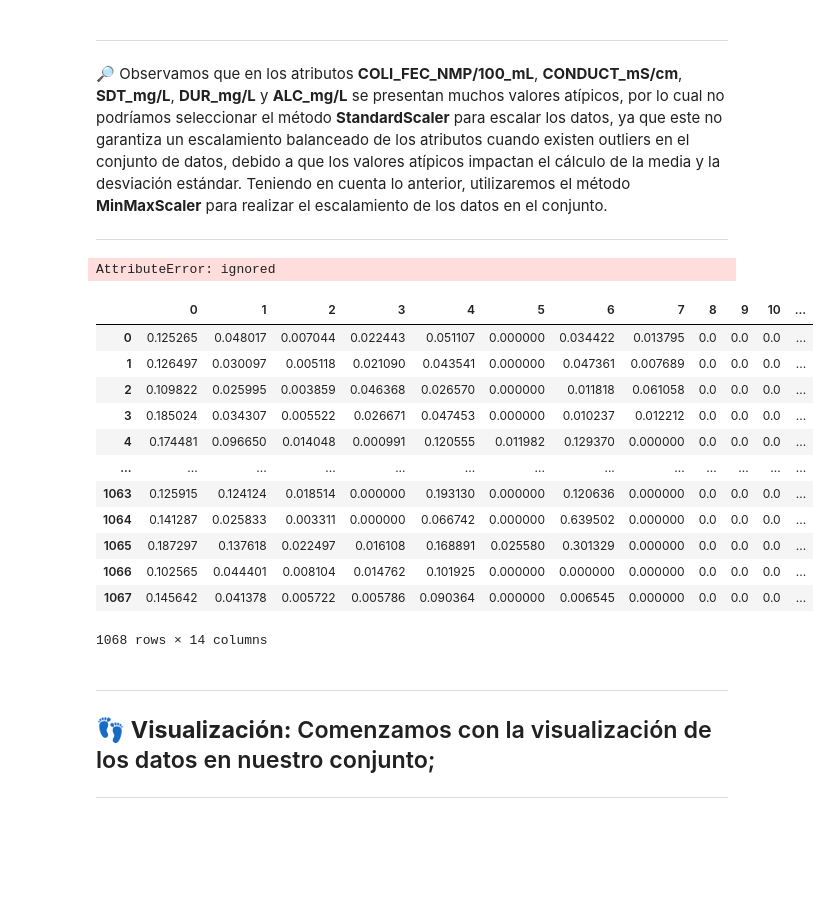
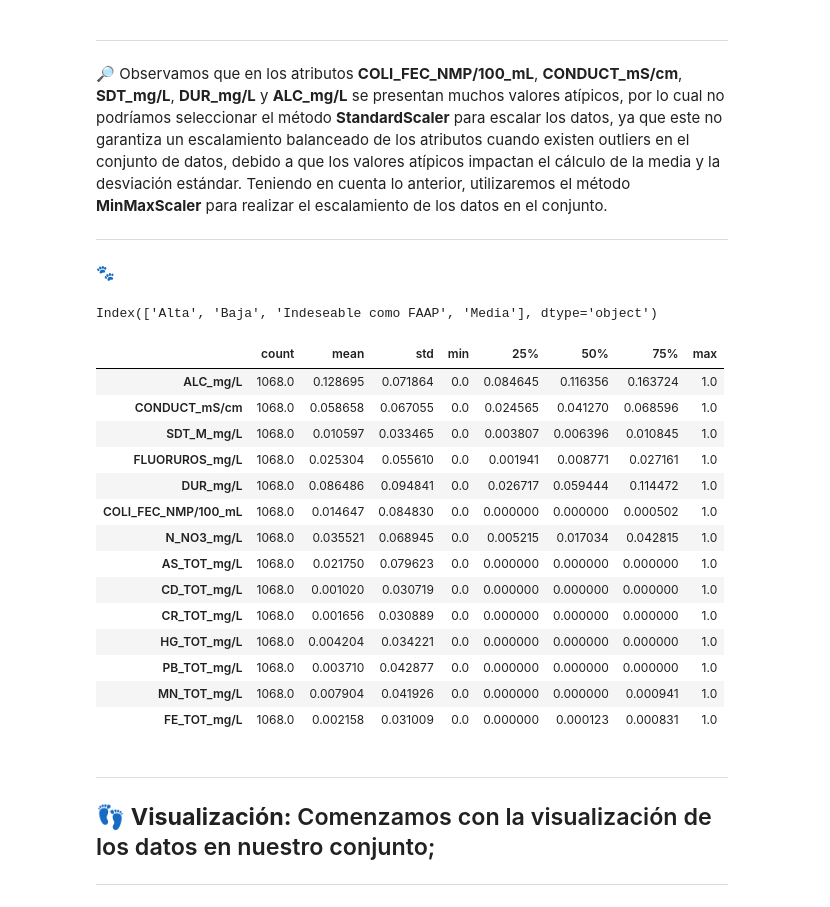
Before and after one commit to PosgradoMNA/actividades-del-projecto-equipo-60, a Jupyter notebook: Reto_Equipo_60_Entrega_1.ipynb, the cells around one changed output. Saved outputs shown, nothing was run; the diff lists cells and outputs as text; code cells hidden in the pictures; blank space fills up the shorter version.

```diff
--- a/Reto_Equipo_60_Entrega_1.ipynb
+++ b/Reto_Equipo_60_Entrega_1.ipynb
@@ -58,0 +81,7 @@ dfAguasSubterraneas.head()
+# %%
+#Inicialmente eliminamos las columnas que no consideramos relevantes para el modelo.
+#Cabe aclarar que las columnas de ubicación de la fuente de agua (SITIO, ORGANISMO_DE_CUENCA, ESTADO, MUNICIPIO, ACUIFERO, SUBTIPO)
+#no las consideramos relevantes porque con la longitud y latitud ya tendríamos las coordenadas de estos puntos, que es en últimas
+#lo que se busca visualizar en el modelo.
+dfAguasSubterraneas.drop(columns=ColumnasEliminar, axis=1, inplace=True)
+dfAguasSubterraneas.head()
@@ -185,8 +219,7 @@ dtype: float64
 A continuación vamos a obtener los valores no numéricos para aquellas columnas que en la fuente de información deberían ser numéricos, con el fin de realizar el reemplazo de los valores antes de proceder con el cambio del tipo de dato en las columnas.
 # %%
 #Creamos el dataframe "dfnum" solo con las columnas numéricas del conjunto de datos original.
-dfnum = dfAguasSubterraneas[['ALC_mg/L','CONDUCT_mS/cm','SDT_M_mg/L','FLUORUROS_mg/L','DUR_mg/L','COLI_FEC_NMP/100_mL',
-                      'N_NO3_mg/L','AS_TOT_mg/L','CD_TOT_mg/L','CR_TOT_mg/L','HG_TOT_mg/L','PB_TOT_mg/L','MN_TOT_mg/L','FE_TOT_mg/L']]
+dfnum = dfAguasSubterraneas[ColumnasNumericas]
 
 #Creamos una lista para almacenar todos los valores no numéricos que encontramos en las columnas del nuevo dataframe
 list_nn = list()
@@ -289,0 +390,17 @@ memory usage: 467.4+ KB
+# %%
+#Recorremos las columnas categóricas identificadas previamente y ajustamos el tipo de dato a "category" en el dataframe original.
+for Columna in ColumnasCategoricas:
+  dfAguasSubterraneas[Columna]= dfAguasSubterraneas[Columna].astype('category')
+
+#Recorremos las columnas identificadas como binarias y reemplazamos los valores "SI" y "NO" o "ND" por "1" y "0" respectivamente.
+#Posteriormente ajustamos el tipo de dato a "float" en el dataframe original.
+for Columna in ColumnasBinarias:
+  dfAguasSubterraneas[Columna]= dfAguasSubterraneas[Columna].str.replace('SI','1')
+  dfAguasSubterraneas[Columna]= dfAguasSubterraneas[Columna].str.replace('NO','0')
+  dfAguasSubterraneas[Columna]= dfAguasSubterraneas[Columna].str.replace('ND','0')
+
+  #Cambiamos el tipo de dato a numérico
+  dfAguasSubterraneas[Columna]= dfAguasSubterraneas[Columna].astype('float')
+
+#Verificamos como quedaron los tipos de dato en el dataframe
+dfAguasSubterraneas.info()
@@ -318,8 +458,7 @@ dtype: int64
 ---
 # %%
 #Actualizamos nuestro dataframe de columnas numéricas con el conjunto actualizado para visualizar la distribución de las columnas.
-dfnum = dfAguasSubterraneas[['ALC_mg/L','CONDUCT_mS/cm','SDT_M_mg/L','FLUORUROS_mg/L','DUR_mg/L','COLI_FEC_NMP/100_mL',
-                      'N_NO3_mg/L','AS_TOT_mg/L','CD_TOT_mg/L','CR_TOT_mg/L','HG_TOT_mg/L','PB_TOT_mg/L','MN_TOT_mg/L','FE_TOT_mg/L']]
+dfnum = dfAguasSubterraneas[ColumnasNumericas]
 #Graficamos la distribución de las columnas numéricas
 dfnum.hist(bins = 60, figsize=(20,30))
 # %% [output]
@@ -431,30 +566,34 @@ plt.show()
 🔎 Observamos que en los atributos **COLI_FEC_NMP/100_mL**, **CONDUCT_mS/cm**, **SDT_mg/L**, **DUR_mg/L** y **ALC_mg/L** se presentan muchos valores atípicos, por lo cual no podríamos seleccionar el método **StandardScaler** para escalar los datos, ya que este no garantiza un escalamiento balanceado de los atributos cuando existen outliers en el conjunto de datos, debido a que los valores atípicos impactan el cálculo de la media y la desviación estándar. Teniendo en cuenta lo anterior, utilizaremos el método **MinMaxScaler** para realizar el escalamiento de los datos en el conjunto.
 
 ---
+# %% [markdown]
+🐾
 # %%
-dfAguasSubterraneas.CUMPLE_CON_DUR.cat.codes
+dfAguasSubterraneas['CALIDAD_ALC'].cat.categories
 # %% [output]
-AttributeError: ignored
+Index(['Alta', 'Baja', 'Indeseable como FAAP', 'Media'], dtype='object')
 # %%
 #Aplicamos el escalado a los datos utilizando el MinMaxScaler
 Escalador = MinMaxScaler()
-dfEscalado = Escalador.fit_transform(dfAguasSubterraneas[dfnum.columns])
+dfEscalado = Escalador.fit_transform(dfAguasSubterraneas[ColumnasNumericas])
 #dfAguasSubterraneasEscalado=pd.DataFrame(dfEscalado, columns=dfAguasSubterraneas.columns)
-pd.DataFrame(dfEscalado)
+pd.DataFrame(dfEscalado, columns=ColumnasNumericas).describe().T
 # %% [output]
-|  | 0 | 1 | 2 | 3 | 4 | 5 | 6 | 7 | 8 | 9 | 10 | ... |
-| 0 | 0.125265 | 0.048017 | 0.007044 | 0.022443 | 0.051107 | 0.000000 | 0.034422 | 0.013795 | 0.0 | 0.0 | 0.0 | ... |
-| 1 | 0.126497 | 0.030097 | 0.005118 | 0.021090 | 0.043541 | 0.000000 | 0.047361 | 0.007689 | 0.0 | 0.0 | 0.0 | ... |
-| 2 | 0.109822 | 0.025995 | 0.003859 | 0.046368 | 0.026570 | 0.000000 | 0.011818 | 0.061058 | 0.0 | 0.0 | 0.0 | ... |
-| 3 | 0.185024 | 0.034307 | 0.005522 | 0.026671 | 0.047453 | 0.000000 | 0.010237 | 0.012212 | 0.0 | 0.0 | 0.0 | ... |
-| 4 | 0.174481 | 0.096650 | 0.014048 | 0.000991 | 0.120555 | 0.011982 | 0.129370 | 0.000000 | 0.0 | 0.0 | 0.0 | ... |
-| ... | ... | ... | ... | ... | ... | ... | ... | ... | ... | ... | ... | ... |
-| 1063 | 0.125915 | 0.124124 | 0.018514 | 0.000000 | 0.193130 | 0.000000 | 0.120636 | 0.000000 | 0.0 | 0.0 | 0.0 | ... |
-| 1064 | 0.141287 | 0.025833 | 0.003311 | 0.000000 | 0.066742 | 0.000000 | 0.639502 | 0.000000 | 0.0 | 0.0 | 0.0 | ... |
-| 1065 | 0.187297 | 0.137618 | 0.022497 | 0.016108 | 0.168891 | 0.025580 | 0.301329 | 0.000000 | 0.0 | 0.0 | 0.0 | ... |
-| 1066 | 0.102565 | 0.044401 | 0.008104 | 0.014762 | 0.101925 | 0.000000 | 0.000000 | 0.000000 | 0.0 | 0.0 | 0.0 | ... |
-| 1067 | 0.145642 | 0.041378 | 0.005722 | 0.005786 | 0.090364 | 0.000000 | 0.006545 | 0.000000 | 0.0 | 0.0 | 0.0 | ... |
+|  | count | mean | std | min | 25% | 50% | 75% | max |
+| ALC_mg/L | 1068.0 | 0.128695 | 0.071864 | 0.0 | 0.084645 | 0.116356 | 0.163724 | 1.0 |
+| CONDUCT_mS/cm | 1068.0 | 0.058658 | 0.067055 | 0.0 | 0.024565 | 0.041270 | 0.068596 | 1.0 |
+| SDT_M_mg/L | 1068.0 | 0.010597 | 0.033465 | 0.0 | 0.003807 | 0.006396 | 0.010845 | 1.0 |
+| FLUORUROS_mg/L | 1068.0 | 0.025304 | 0.055610 | 0.0 | 0.001941 | 0.008771 | 0.027161 | 1.0 |
+| DUR_mg/L | 1068.0 | 0.086486 | 0.094841 | 0.0 | 0.026717 | 0.059444 | 0.114472 | 1.0 |
+| COLI_FEC_NMP/100_mL | 1068.0 | 0.014647 | 0.084830 | 0.0 | 0.000000 | 0.000000 | 0.000502 | 1.0 |
+| N_NO3_mg/L | 1068.0 | 0.035521 | 0.068945 | 0.0 | 0.005215 | 0.017034 | 0.042815 | 1.0 |
+| AS_TOT_mg/L | 1068.0 | 0.021750 | 0.079623 | 0.0 | 0.000000 | 0.000000 | 0.000000 | 1.0 |
+| CD_TOT_mg/L | 1068.0 | 0.001020 | 0.030719 | 0.0 | 0.000000 | 0.000000 | 0.000000 | 1.0 |
+| CR_TOT_mg/L | 1068.0 | 0.001656 | 0.030889 | 0.0 | 0.000000 | 0.000000 | 0.000000 | 1.0 |
+| HG_TOT_mg/L | 1068.0 | 0.004204 | 0.034221 | 0.0 | 0.000000 | 0.000000 | 0.000000 | 1.0 |
+| PB_TOT_mg/L | 1068.0 | 0.003710 | 0.042877 | 0.0 | 0.000000 | 0.000000 | 0.000000 | 1.0 |
+| MN_TOT_mg/L | 1068.0 | 0.007904 | 0.041926 | 0.0 | 0.000000 | 0.000000 | 0.000941 | 1.0 |
+| FE_TOT_mg/L | 1068.0 | 0.002158 | 0.031009 | 0.0 | 0.000000 | 0.000123 | 0.000831 | 1.0 |
-1068 rows × 14 columns
 # %% [markdown]
 ---
 
```
Also changed, not shown: parts of 19 cells of this notebook.
